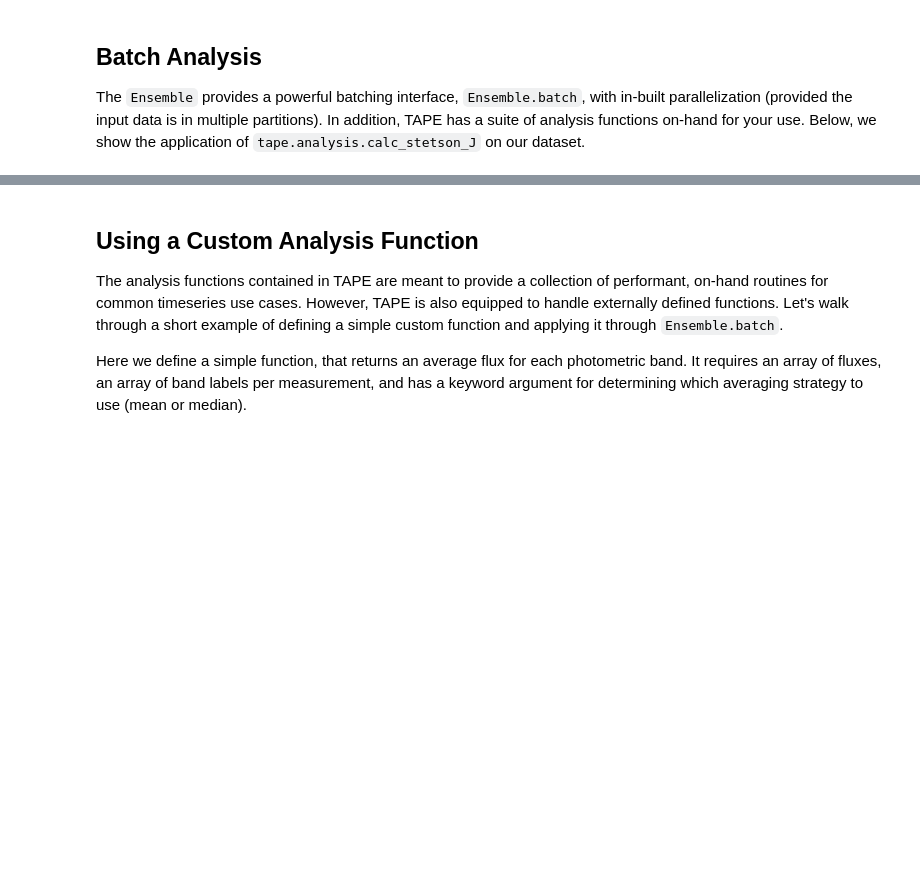
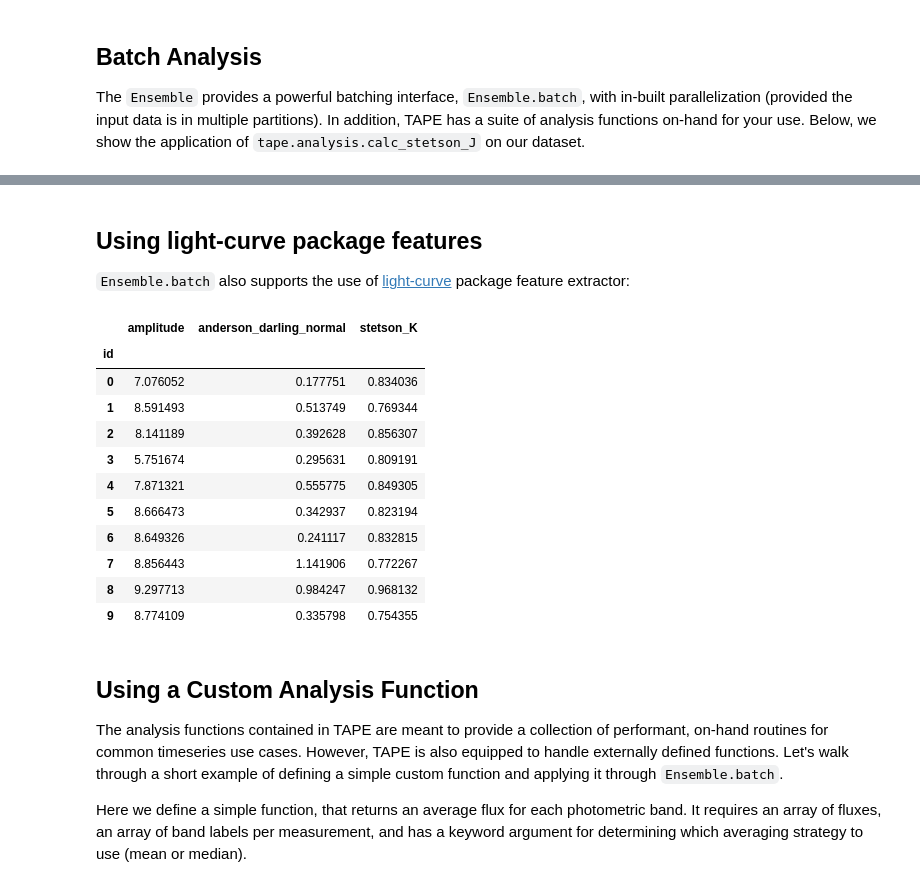
Before and after one commit to lincc-frameworks/tape, a Jupyter notebook: docs/tutorials/working_with_the_ensemble.ipynb, the cells around one changed output, grey strips where cells are left out. Saved outputs shown, nothing was run; the diff lists cells and outputs as text; code cells hidden in the pictures; blank space fills up the shorter version.

Commit message:
Add light_curve to tutorial

```diff
--- a/docs/tutorials/working_with_the_ensemble.ipynb
+++ b/docs/tutorials/working_with_the_ensemble.ipynb
@@ -158,3 +353,26 @@ res
+# %% [markdown]
+## Using light-curve package features
+
+`Ensemble.batch` also supports the use of [light-curve](https://pypi.org/project/light-curve/) package feature extractor:
+# %%
+import light_curve as licu
+
+extractor = licu.Extractor(licu.Amplitude(), licu.AndersonDarlingNormal(), licu.StetsonK())
+res = ens.batch(extractor, compute=True, band_to_calc="g")
+res
+# %% [output]
+|  | amplitude | anderson_darling_normal | stetson_K |
+| id |  |  |  |
+| 0 | 7.076052 | 0.177751 | 0.834036 |
+| 1 | 8.591493 | 0.513749 | 0.769344 |
+| 2 | 8.141189 | 0.392628 | 0.856307 |
+| 3 | 5.751674 | 0.295631 | 0.809191 |
+| 4 | 7.871321 | 0.555775 | 0.849305 |
+| 5 | 8.666473 | 0.342937 | 0.823194 |
+| 6 | 8.649326 | 0.241117 | 0.832815 |
+| 7 | 8.856443 | 1.141906 | 0.772267 |
+| 8 | 9.297713 | 0.984247 | 0.968132 |
+| 9 | 8.774109 | 0.335798 | 0.754355 |
 # %% [markdown]
 ## Using a Custom Analysis Function
 The analysis functions contained in TAPE are meant to provide a collection of performant, on-hand routines for common timeseries use cases. However, TAPE is also equipped to handle externally defined functions. Let's walk through a short example of defining a simple custom function and applying it through `Ensemble.batch`.
```
Also changed, not shown: parts of 17 cells of this notebook.
